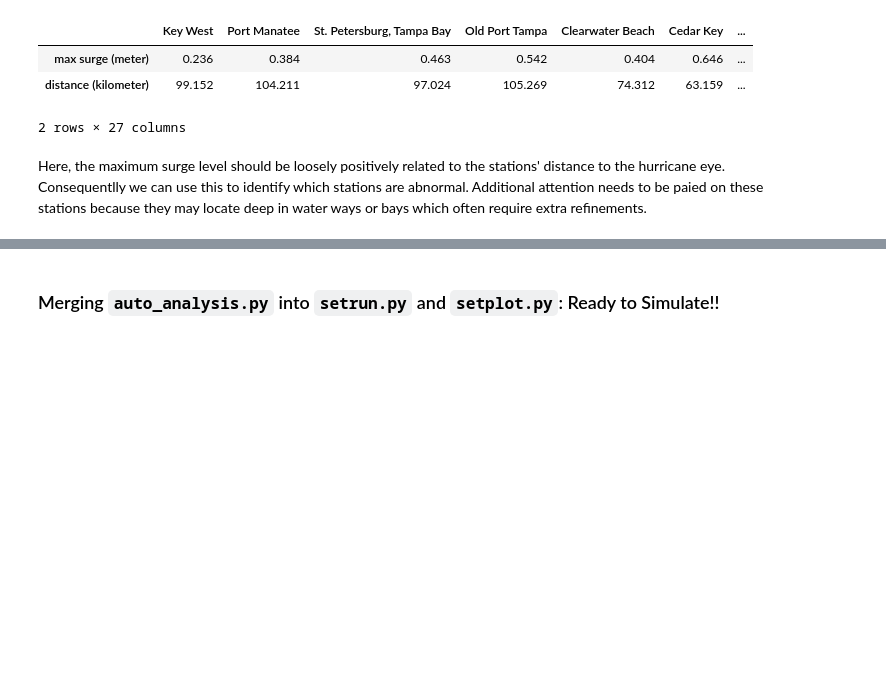
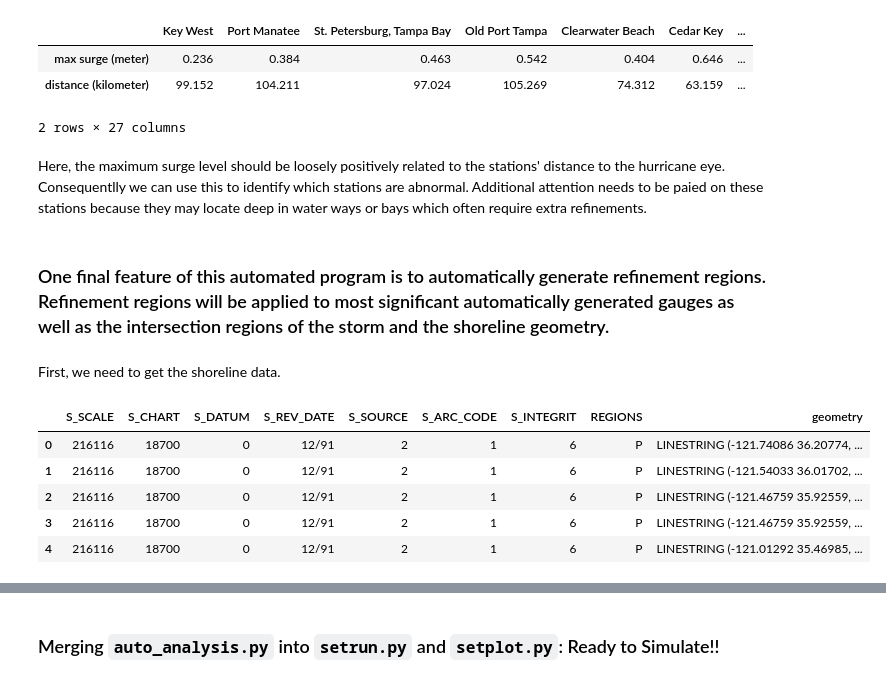
Before and after one commit to mandli/surge-examples, a Jupyter notebook: auto_workflow/auto_analysis_notebook.ipynb, the cells around one changed output, grey strips where cells are left out. Cells and saved outputs as stored; diff of their text form; code cells hidden in the pictures; blank space fills up the shorter version.

```diff
--- a/auto_workflow/auto_analysis_notebook.ipynb
+++ b/auto_workflow/auto_analysis_notebook.ipynb
@@ -337,3 +344,29 @@ significance.head()
 2 rows × 27 columns
 # %% [markdown]
 Here, the maximum surge level should be loosely positively related to the stations' distance to the hurricane eye. Consequentlly we can use this to identify which stations are abnormal. Additional attention needs to be paied on these stations because they may locate deep in water ways or bays which often require extra refinements.
+# %% [markdown]
+### One final feature of this automated program is to automatically generate refinement regions. Refinement regions will be applied to most significant automatically generated gauges as well as the intersection regions of the storm and the shoreline geometry.
+# %% [markdown]
+First, we need to get the shoreline data.
+# %%
+url = "https://coast.noaa.gov/htdata/Shoreline/us_medium_shoreline.zip"
+# Download the zip file
+response = requests.get(url)
+# Create a temporary directory
+temp_dir = tempfile.mkdtemp()
+# Extract the zip file to the temporary directory
+with zipfile.ZipFile(io.BytesIO(response.content)) as z:
+    z.extractall(temp_dir)
+# Find the .shp file in the temporary directory
+shp_file = next(file for file in z.namelist() if file.endswith(".shp"))
+# Read the shapefile using geopandas
+df = geopandas.read_file(f"{temp_dir}/{shp_file}")
+# Visusalize this data
+df.head()
+# %% [output]
+|  | S_SCALE | S_CHART | S_DATUM | S_REV_DATE | S_SOURCE | S_ARC_CODE | S_INTEGRIT | REGIONS | geometry |
+| 0 | 216116 | 18700 | 0 | 12/91 | 2 | 1 | 6 | P | LINESTRING (-121.74086 36.20774, ... |
+| 1 | 216116 | 18700 | 0 | 12/91 | 2 | 1 | 6 | P | LINESTRING (-121.54033 36.01702, ... |
+| 2 | 216116 | 18700 | 0 | 12/91 | 2 | 1 | 6 | P | LINESTRING (-121.46759 35.92559, ... |
+| 3 | 216116 | 18700 | 0 | 12/91 | 2 | 1 | 6 | P | LINESTRING (-121.46759 35.92559, ... |
+| 4 | 216116 | 18700 | 0 | 12/91 | 2 | 1 | 6 | P | LINESTRING (-121.01292 35.46985, ... |
```
Also changed, not shown: parts of 10 cells of this notebook, 2 other files.
